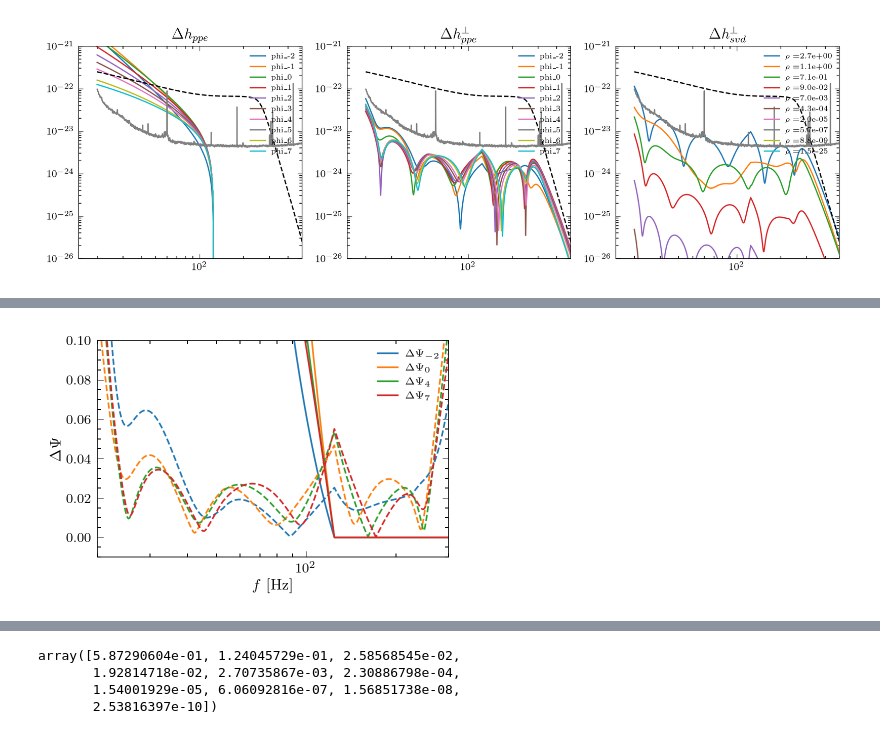
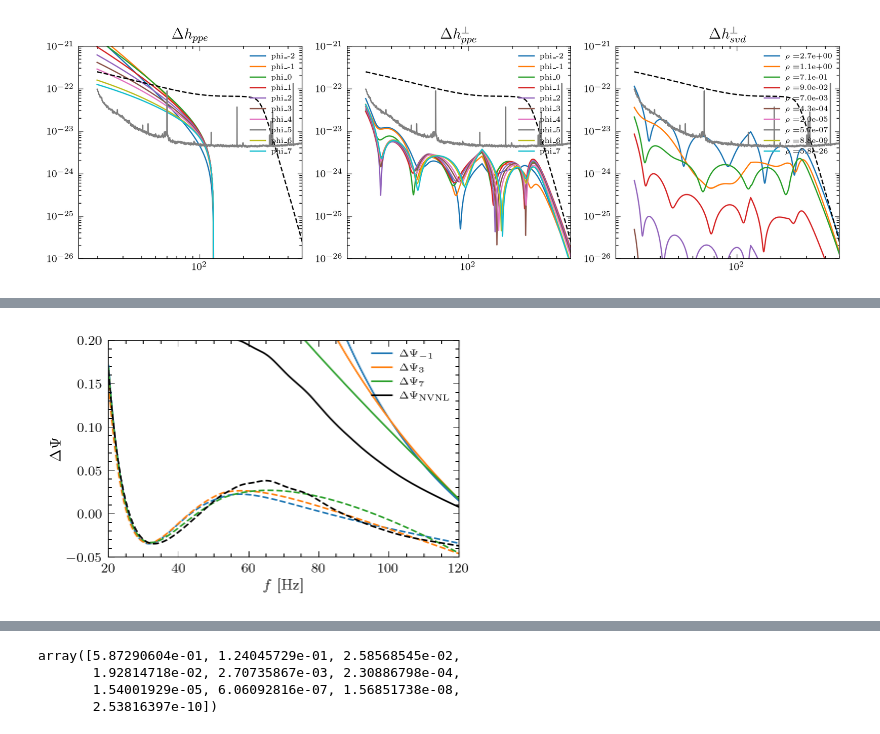
Before and after one commit to BrianCSeymour/geo-tgr, a Jupyter notebook: svd-ppeperp.ipynb, the cells around one changed output, grey strips where cells are left out. Drawn from its saved outputs; the diff is of its cells as text; code cells hidden in the pictures.

```diff
--- a/svd-ppeperp.ipynb
+++ b/svd-ppeperp.ipynb
@@ -102,3 +101,21 @@ paramgr = obj.paramdiffgr.copy()[:i]
 paramgr_latex = obj.paramdiffgr_latex.copy()[:i]
 freqs = obj.freqs.copy()
 dets = ["H1", "L1", "V1"]
+# %%
+
+
+from scipy.sparse.linalg import eigsh
+r = np.loadtxt("data/cache_delta_psi_3rd.txt")
+f_n_orig = np.loadtxt("data/cache_freq_3rd.txt")
+fend = f_n_orig[-1]
+
+
+μ = np.mean(r, axis=0)
+σ = np.var(r, axis=0)**(1/2)
+R = r - μ
+temp = np.einsum('ij,ik->jk', R, R)  # this computes the outer product of ΔΨ(f)*ΔΨ(f') as 2d array and sums it.
+cov = temp/len(r[:,0]) # the two point function is the divided by the number of averages.
+
+nλ = 1
+λ, v  = eigsh(cov, nλ)
+v = np.sign(v[-1,:])* v
@@ -169,6 +247,7 @@ for k in kk:
     res[obj.k2str[k]] = dhperp
     resDh[obj.k2str[k]] = Dh
 # res = compute_Dh_ppek_perp(kk[0], dhgr, x, paramgr, cov)
+dhperp_nvnl, Dh_nvnl = compute_Dh_nvnl_perp(dhgr, x, paramgr, cov)
 # %%
 def compute_H_svd(all_dets=True,perp=True):
     rows = []
@@ -271,22 +372,27 @@ Array([-2.77245123e-23-2.45082631e-24j,
 # %%
-kkplt = [-2, 0, 4, 7]
+kkplt = [-1, 3, 7]
 
 for k in kkplt:
-    line, = plt.semilogx(obj.freqs,np.abs(resDh[obj.k2str[k]]["H1"] / hgr["H1"]), label=rf"$\Delta \Psi_{{ {k:d} }}$")
-    plt.semilogx(obj.freqs,np.abs(res[obj.k2str[k]]["H1"] / hgr["H1"]) , color = line.get_color(), ls = "--")
+    line, = plt.plot(obj.freqs,np.real(resDh[obj.k2str[k]]["H1"] / hgr["H1"]/1j), label=rf"$\Delta \Psi_{{ {k:d} }}$")
+    plt.plot(obj.freqs, np.real(res[obj.k2str[k]]["H1"] / hgr["H1"]/1j) , color = line.get_color(), ls = "--")
 
-plt.xlim(20, 300)
+line, = plt.plot(obj.freqs,np.real(Dh_nvnl["H1"] / hgr["H1"]/1j), label=rf"$\Delta \Psi_{{ \mathrm{{NVNL}} }}$", c = "k")
+plt.plot(obj.freqs, np.real(dhperp_nvnl["H1"] / hgr["H1"]/1j) , color = line.get_color(), ls = "--")
+
+plt.xlim(20, 120)
+plt.ylim(-0.5,3)
+plt.ylim(-0.05,0.2)
 plt.legend(loc=1)
 
 plt.xlabel(r"$f$ [Hz]")
-plt.ylim(-3/10,3)
+# plt.ylim(-3/10,3)
 plt.ylabel(r"$\Delta \Psi$")
 # plt.savefig(datestr+"-psi-example.pdf", bbox_inches='tight', pad_inches=0)
 
-plt.ylim(-0.1/10,0.1)
-# plt.savefig(datestr+"-psiperp-example.pdf", bbox_inches='tight', pad_inches=0)
+# plt.ylim(-0.1/10,0.1)
+# plt.savefig("psiperp-example2.pdf", bbox_inches='tight', pad_inches=0)
 
 plt.show()
 # %% [output]
-[figure, old version]
+[figure, new version]
 # %%
```
Also changed, not shown: parts of 7 cells of this notebook, 5 other files.
